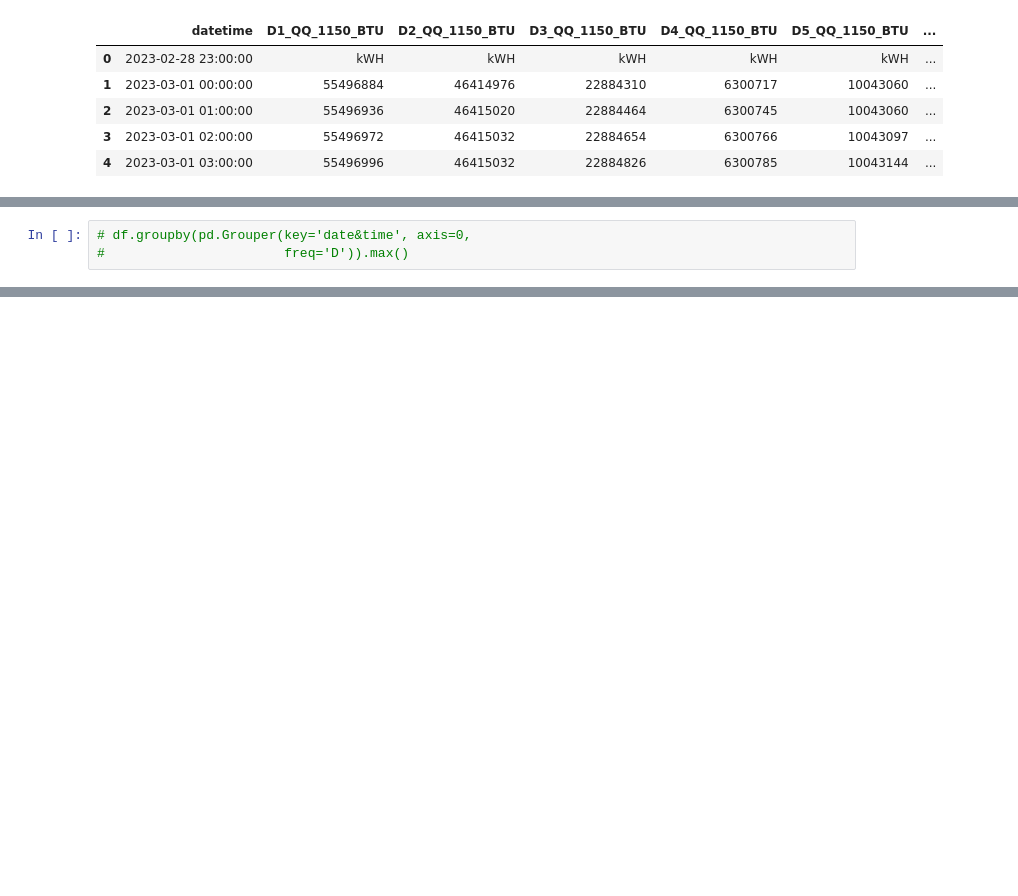
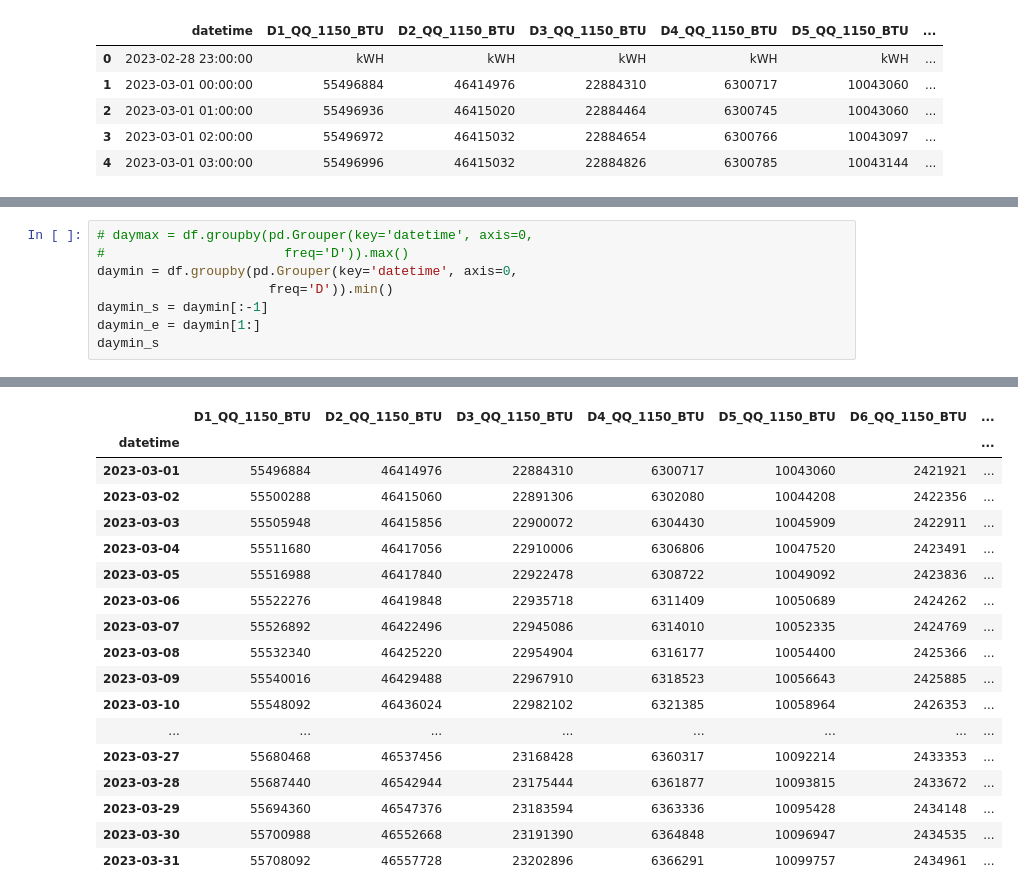
Before and after one commit to funnyhank/PythonCode, a Jupyter notebook: Monthlybill/Monthlybill_CHW.ipynb, the cells around one changed output, grey strips where cells are left out. Drawn from its saved outputs; the diff is of its cells as text; blank space fills up the shorter version.

```diff
--- a/Monthlybill/Monthlybill_CHW.ipynb
+++ b/Monthlybill/Monthlybill_CHW.ipynb
@@ -83,6 +83,11 @@ df.head()
 | 4 | 2023-03-01 03:00:00 | 55496996 | 46415032 | 22884826 | 6300785 | 10043144 | ... |
 | 5 | 2023-03-01 04:00:00 | 55497024 | 46415032 | 22885050 | 6300807 | 10043150 | ... |
 # %%
-# df.groupby(pd.Grouper(key='date&time', axis=0,
+# daymax = df.groupby(pd.Grouper(key='datetime', axis=0,
 #                       freq='D')).max()
+daymin = df.groupby(pd.Grouper(key='datetime', axis=0,
+                      freq='D')).min()
+daymin_s = daymin[:-1]
+daymin_e = daymin[1:]
+daymin_s
 # %% [output]
@@ -100,0 +94,18 @@ Name: date&time, Length: 745, dtype: datetime64[ns]
+|  | D1_QQ_1150_BTU | D2_QQ_1150_BTU | D3_QQ_1150_BTU | D4_QQ_1150_BTU | D5_QQ_1150_BTU | D6_QQ_1150_BTU | ... |
+| datetime |  |  |  |  |  |  | ... |
+| 2023-03-01 | 55496884 | 46414976 | 22884310 | 6300717 | 10043060 | 2421921 | ... |
+| 2023-03-02 | 55500288 | 46415060 | 22891306 | 6302080 | 10044208 | 2422356 | ... |
+| 2023-03-03 | 55505948 | 46415856 | 22900072 | 6304430 | 10045909 | 2422911 | ... |
+| 2023-03-04 | 55511680 | 46417056 | 22910006 | 6306806 | 10047520 | 2423491 | ... |
+| 2023-03-05 | 55516988 | 46417840 | 22922478 | 6308722 | 10049092 | 2423836 | ... |
+| 2023-03-06 | 55522276 | 46419848 | 22935718 | 6311409 | 10050689 | 2424262 | ... |
+| 2023-03-07 | 55526892 | 46422496 | 22945086 | 6314010 | 10052335 | 2424769 | ... |
+| 2023-03-08 | 55532340 | 46425220 | 22954904 | 6316177 | 10054400 | 2425366 | ... |
+| 2023-03-09 | 55540016 | 46429488 | 22967910 | 6318523 | 10056643 | 2425885 | ... |
+| 2023-03-10 | 55548092 | 46436024 | 22982102 | 6321385 | 10058964 | 2426353 | ... |
+| ... | ... | ... | ... | ... | ... | ... | ... |
+| 2023-03-27 | 55680468 | 46537456 | 23168428 | 6360317 | 10092214 | 2433353 | ... |
+| 2023-03-28 | 55687440 | 46542944 | 23175444 | 6361877 | 10093815 | 2433672 | ... |
+| 2023-03-29 | 55694360 | 46547376 | 23183594 | 6363336 | 10095428 | 2434148 | ... |
+| 2023-03-30 | 55700988 | 46552668 | 23191390 | 6364848 | 10096947 | 2434535 | ... |
+| 2023-03-31 | 55708092 | 46557728 | 23202896 | 6366291 | 10099757 | 2434961 | ... |
```
Also changed, not shown: parts of 4 cells of this notebook, 1 other file.
